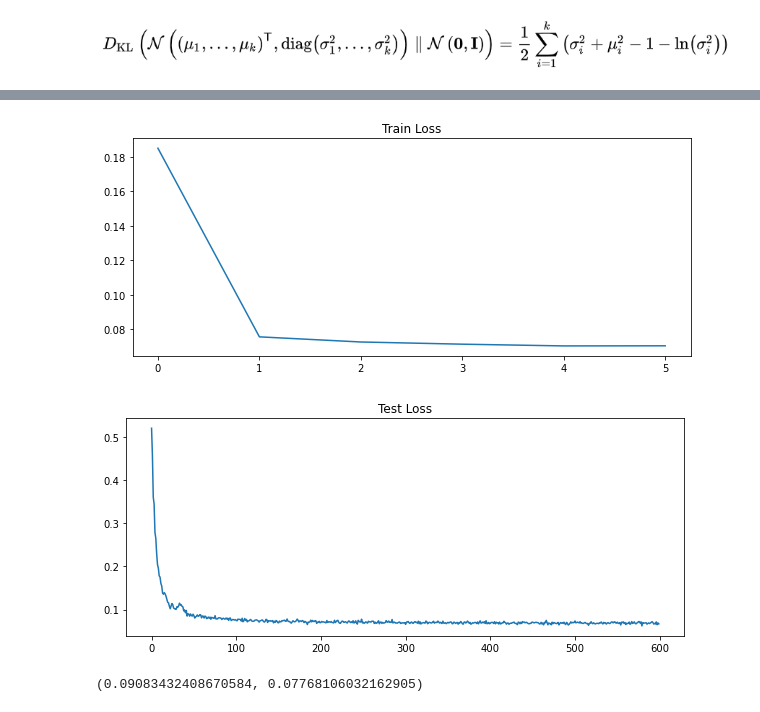
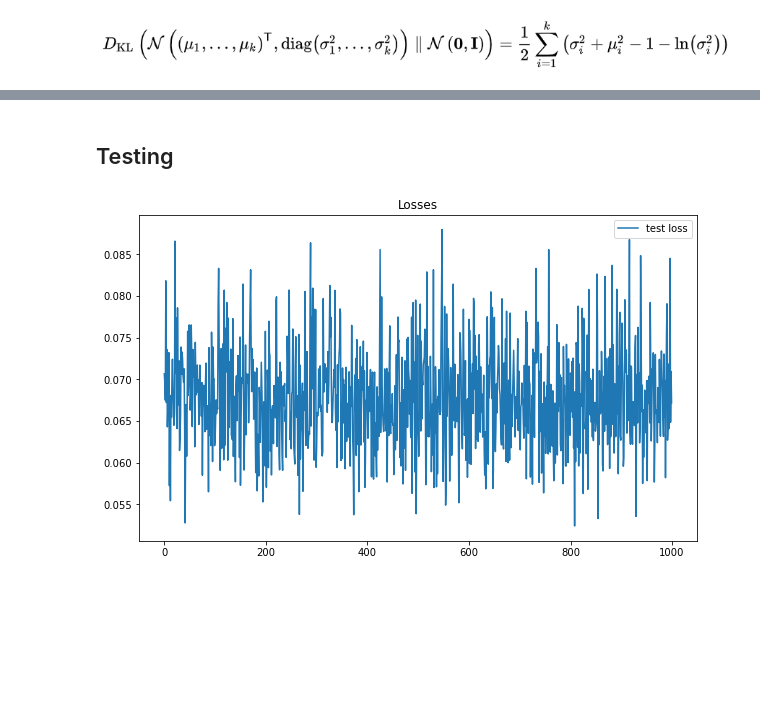
Before and after one commit to nkotelevskii/vi_mcmc_workaround, a Jupyter notebook: notebooks/VAE.ipynb, the cells around one changed output, grey strips where cells are left out. Cells and saved outputs as stored; diff of their text form; code cells hidden in the pictures; blank space fills up the shorter version.

```diff
--- a/notebooks/VAE.ipynb
+++ b/notebooks/VAE.ipynb
@@ -22,5 +22,5 @@ warnings.filterwarnings('ignore')
 # %%
-batch_size = 100
+batch_size = 10
 # %%
 transform = transforms.Compose(
     [transforms.ToTensor()])
@@ -155,0 +134,21 @@ for i, batch in enumerate(tqdm_notebook(trainloader)):
+# %%
+train_loss=[]
+test_loss = []
+net.train(True)
+for i, batch in enumerate(tqdm_notebook(trainloader)):
+    optimizer.zero_grad()
+
+    x, _ = batch
+    mu, log_var, x_out = net.forward(x)
+
+    loss = loss_fn(mu, log_var, x_out.view((batch_size,28,28)), x)
+
+    loss.backward()
+    optimizer.step()
+
+    train_loss.append(loss.detach().item())
+
+    #net.train(False)
+    #with torch.no_grad():
+       # mu, log_var, x_out = net.forward(x)
+       # test_loss.append(loss_fn(mu, log_var, x_out.reshape((batch_size,28,28)),x).item())
@@ -156,18 +165,21 @@ for i, batch in enumerate(tqdm_notebook(trainloader)):
+# %% [markdown]
+## Testing
+# %%
+net.train(False)
+for i, batch in enumerate(tqdm_notebook(testloader)):
+    with torch.no_grad():
+        x, _ = batch
+        mu, log_var, x_out = net.forward(x)
+        loss = loss_fn(mu, log_var, x_out.reshape((batch_size,28,28)), x)
+
+        test_loss.append(loss.detach().item())
 # %%
-plt.figure(figsize=(10,4))
-plt.plot(np.arange(len(losses)), losses)
-plt.title("Train Loss")
+plt.figure(figsize=(10,6))
+#plt.plot(np.arange(len(train_loss)), train_loss, label="train loss")
+plt.plot(np.arange(len(test_loss)), test_loss, label="test loss")
+plt.title("Losses")
+#plt.ylim(0,1)
+plt.legend()
 plt.show()
 # %% [output]
-[figure, old version]
+[figure, new version]
-# %%
-plt.figure(figsize=(10,4))
-plt.plot(np.arange(len(test_losses)), test_losses)
-plt.title("Test Loss")
-plt.show()
-# %% [output]
-[figure, removed]
-# %%
-sum(losses)/len(losses), sum(test_losses)/len(test_losses)
-# %% [output]
-(0.09083432408670584, 0.07768106032162905)
```
Also changed, not shown: parts of 26 cells of this notebook, 8 other files.
